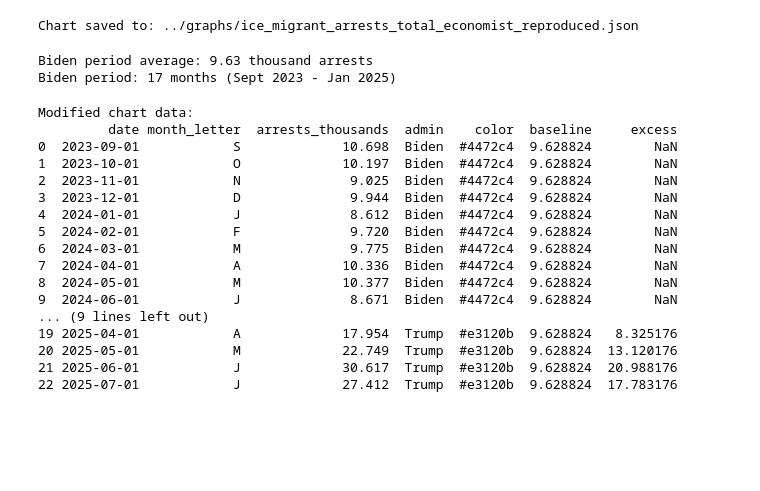
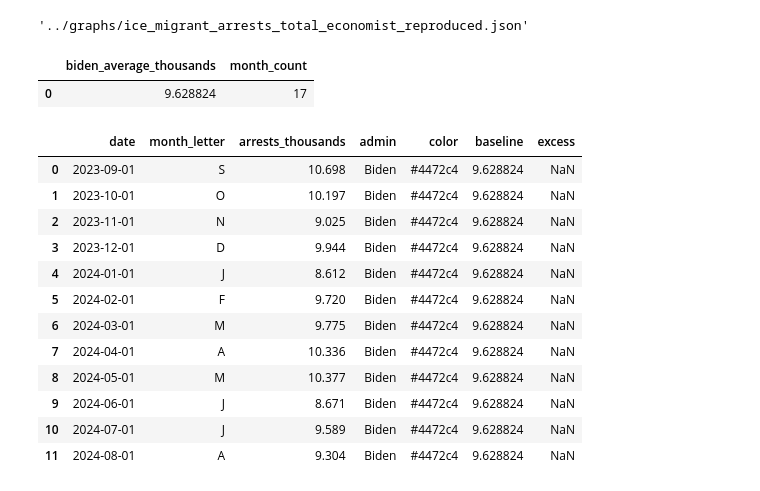
Before and after one commit to juanxgi83/juanxgi83.github.io, a Jupyter notebook: jupyter_notebooks/ice_arrests.ipynb, the cells around one changed output. Saved outputs shown, nothing was run; the diff lists cells and outputs as text; code cells hidden in the pictures; blank space fills up the shorter version.

```diff
--- a/jupyter_notebooks/ice_arrests.ipynb
+++ b/jupyter_notebooks/ice_arrests.ipynb
@@ -472,65 +248,41 @@ alt.Chart.from_dict(spec)
 # %% [output]
 [interactive output not drawn]
 # %%
-# Save using Altair's built-in method
+# Save reproduced chart spec to JSON
 output_file = '../graphs/ice_migrant_arrests_total_economist_reproduced.json'
-
 chart = alt.Chart.from_dict(spec)
 chart.save(output_file)
-
-print(f"Chart saved to: {output_file}")
+output_file
 # %% [output]
-Chart saved to: ../graphs/ice_migrant_arrests_total_economist_reproduced.json
+'../graphs/ice_migrant_arrests_total_economist_reproduced.json'
 # %%
-# Calculate Biden average (Sept 2023 through Jan 2025)
+# Calculate baseline average for Biden months
 biden_data = chart_data[chart_data['date'] <= pd.Timestamp('2025-01-31')]
 biden_average = biden_data['arrests_thousands'].mean()
-
-print(f"Biden period average: {biden_average:.2f} thousand arrests")
-print(f"Biden period: {len(biden_data)} months (Sept 2023 - Jan 2025)")
+pd.DataFrame({'biden_average_thousands': [biden_average], 'month_count': [len(biden_data)]})
 # %% [output]
-Biden period average: 9.63 thousand arrests
-Biden period: 17 months (Sept 2023 - Jan 2025)
+|  | biden_average_thousands | month_count |
+| 0 | 9.628824 | 17 |
 # %%
-# Prepare data for modified chart
+# Prepare modified chart data with admin reassignment and deltas
 chart_data_modified = chart_data.copy()
-
-# Update admin classification - Jan 2025 is Biden
-chart_data_modified['admin'] = chart_data_modified['date'].apply(
-    lambda x: 'Trump' if x >= pd.Timestamp('2025-02-01') else 'Biden'
-)
-
-# Set colors: blue for Biden (matching attached image), red for Trump
-chart_data_modified['color'] = chart_data_modified['admin'].map({
-    'Biden': '#4472c4',  # Blue matching the reference image
-    'Trump': '#e3120b'
-})
-
-# Add tooltip data for Trump months
+chart_data_modified['admin'] = chart_data_modified['date'].apply(lambda x: 'Trump' if x >= pd.Timestamp('2025-02-01') else 'Biden')
+chart_data_modified['color'] = chart_data_modified['admin'].map({'Biden': '#4472c4', 'Trump': '#e3120b'})
 chart_data_modified['baseline'] = biden_average
-chart_data_modified['excess'] = chart_data_modified.apply(
-    lambda row: row['arrests_thousands'] - biden_average if row['admin'] == 'Trump' else None,
-    axis=1
-)
-
-print("Modified chart data:")
-print(chart_data_modified[['date', 'month_letter', 'arrests_thousands', 'admin', 'color', 'baseline', 'excess']].to_string())
+chart_data_modified['excess'] = chart_data_modified.apply(lambda row: row['arrests_thousands'] - biden_average if row['admin'] == 'Trump' else None, axis=1)
+chart_data_modified[['date', 'month_letter', 'arrests_thousands', 'admin', 'color', 'baseline', 'excess']].head(12)
 # %% [output]
-Modified chart data:
-         date month_letter  arrests_thousands  admin    color  baseline     excess
-0  2023-09-01            S             10.698  Biden  #4472c4  9.628824        NaN
-1  2023-10-01            O             10.197  Biden  #4472c4  9.628824        NaN
-2  2023-11-01            N              9.025  Biden  #4472c4  9.628824        NaN
-3  2023-12-01            D              9.944  Biden  #4472c4  9.628824        NaN
-4  2024-01-01            J              8.612  Biden  #4472c4  9.628824        NaN
-5  2024-02-01            F              9.720  Biden  #4472c4  9.628824        NaN
-6  2024-03-01            M              9.775  Biden  #4472c4  9.628824        NaN
-7  2024-04-01            A             10.336  Biden  #4472c4  9.628824        NaN
-8  2024-05-01            M             10.377  Biden  #4472c4  9.628824        NaN
-9  2024-06-01            J              8.671  Biden  #4472c4  9.628824        NaN
-... (9 lines left out)
-19 2025-04-01            A             17.954  Trump  #e3120b  9.628824   8.325176
-20 2025-05-01            M             22.749  Trump  #e3120b  9.628824  13.120176
-21 2025-06-01            J             30.617  Trump  #e3120b  9.628824  20.988176
-22 2025-07-01            J             27.412  Trump  #e3120b  9.628824  17.783176
+|  | date | month_letter | arrests_thousands | admin | color | baseline | excess |
+| 0 | 2023-09-01 | S | 10.698 | Biden | #4472c4 | 9.628824 | NaN |
+| 1 | 2023-10-01 | O | 10.197 | Biden | #4472c4 | 9.628824 | NaN |
+| 2 | 2023-11-01 | N | 9.025 | Biden | #4472c4 | 9.628824 | NaN |
+| 3 | 2023-12-01 | D | 9.944 | Biden | #4472c4 | 9.628824 | NaN |
+| 4 | 2024-01-01 | J | 8.612 | Biden | #4472c4 | 9.628824 | NaN |
+| 5 | 2024-02-01 | F | 9.720 | Biden | #4472c4 | 9.628824 | NaN |
+| 6 | 2024-03-01 | M | 9.775 | Biden | #4472c4 | 9.628824 | NaN |
+| 7 | 2024-04-01 | A | 10.336 | Biden | #4472c4 | 9.628824 | NaN |
+| 8 | 2024-05-01 | M | 10.377 | Biden | #4472c4 | 9.628824 | NaN |
+| 9 | 2024-06-01 | J | 8.671 | Biden | #4472c4 | 9.628824 | NaN |
+| 10 | 2024-07-01 | J | 9.589 | Biden | #4472c4 | 9.628824 | NaN |
+| 11 | 2024-08-01 | A | 9.304 | Biden | #4472c4 | 9.628824 | NaN |
 # %%
```
Also changed, not shown: parts of 18 cells of this notebook, 40 other files.
